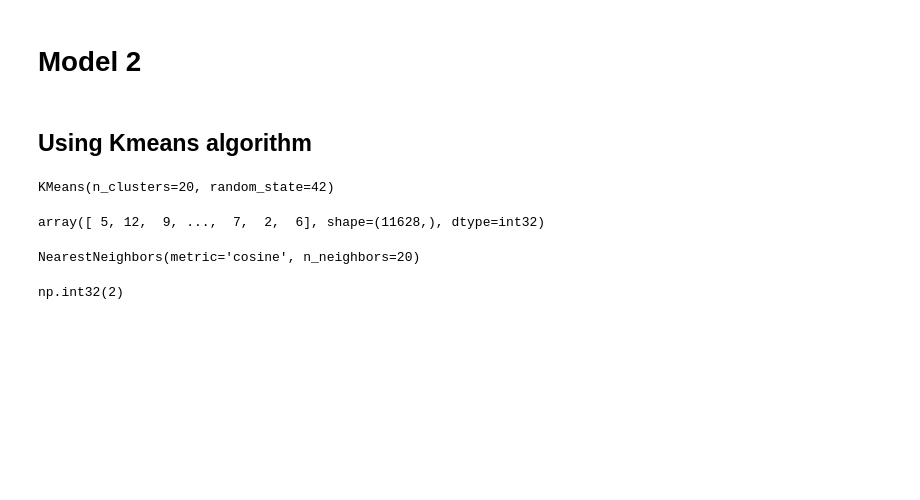
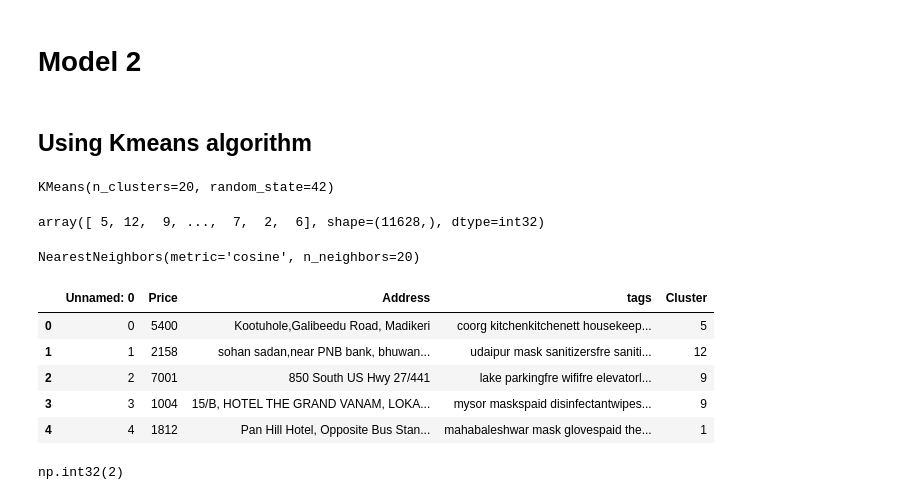
Before and after one commit to WEDplatform/wp_model, a Jupyter notebook: r1model.ipynb, the cells around one changed output. Cells and saved outputs as stored; diff of their text form; code cells hidden in the pictures; blank space fills up the shorter version.

```diff
--- a/r1model.ipynb
+++ b/r1model.ipynb
@@ -235,3 +231,12 @@ def recommendData(text):
 cluster=pd.DataFrame({'Cluster': km.labels_})
 # %%
 hd=hd.join(cluster)
+# %%
+hd.head()
+# %% [output]
+|  | Unnamed: 0 | Price | Address | tags | Cluster |
+| 0 | 0 | 5400 | Kootuhole,Galibeedu Road, Madikeri | coorg kitchenkitchenett housekeep... | 5 |
+| 1 | 1 | 2158 | sohan sadan,near PNB bank, bhuwan... | udaipur mask sanitizersfre saniti... | 12 |
+| 2 | 2 | 7001 | 850 South US Hwy 27/441 | lake parkingfre wififre elevatorl... | 9 |
+| 3 | 3 | 1004 | 15/B, HOTEL THE GRAND VANAM, LOKA... | mysor maskspaid disinfectantwipes... | 9 |
+| 4 | 4 | 1812 | Pan Hill Hotel, Opposite Bus Stan... | mahabaleshwar mask glovespaid the... | 1 |
```
Also changed, not shown: parts of 2 cells of this notebook.
